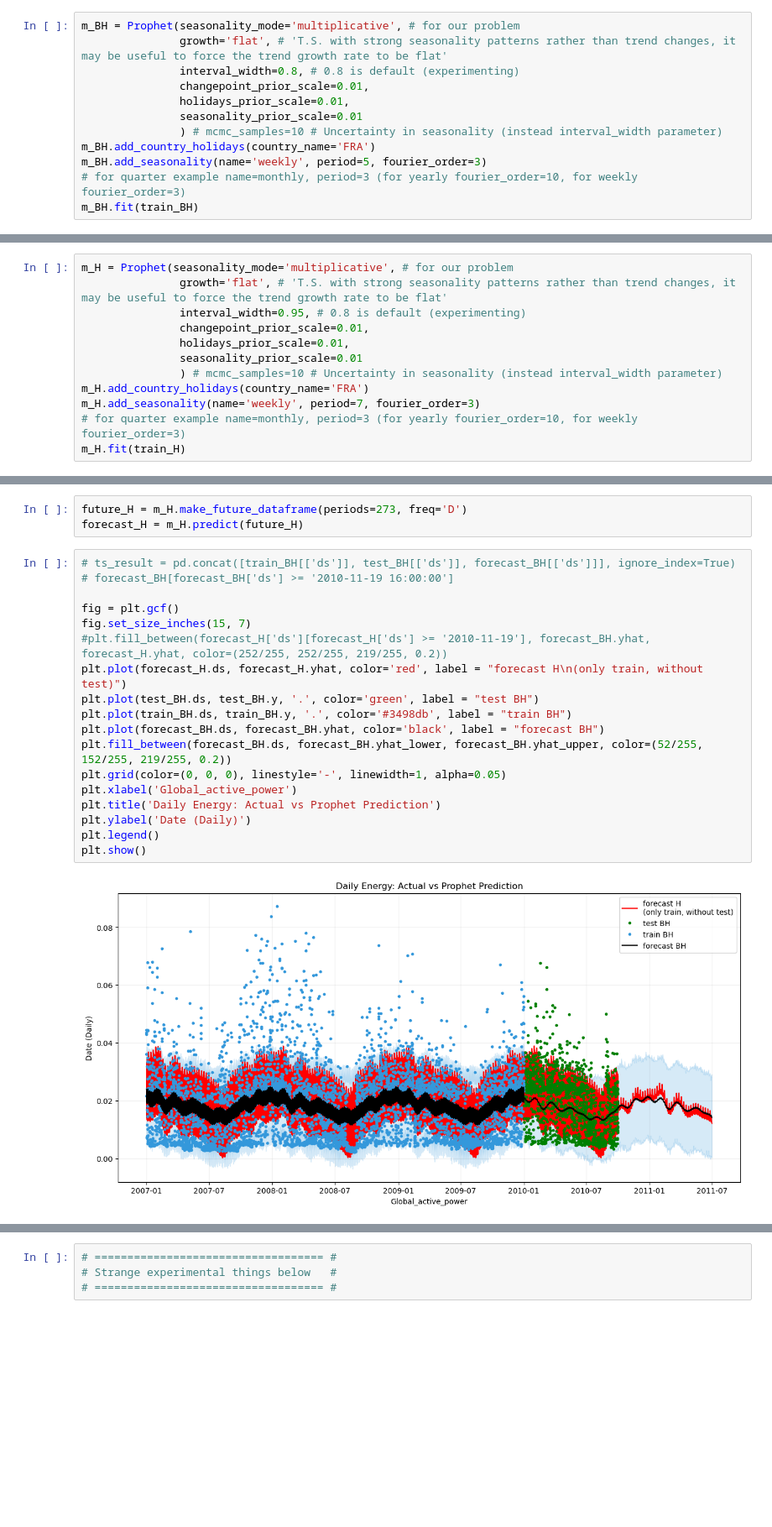
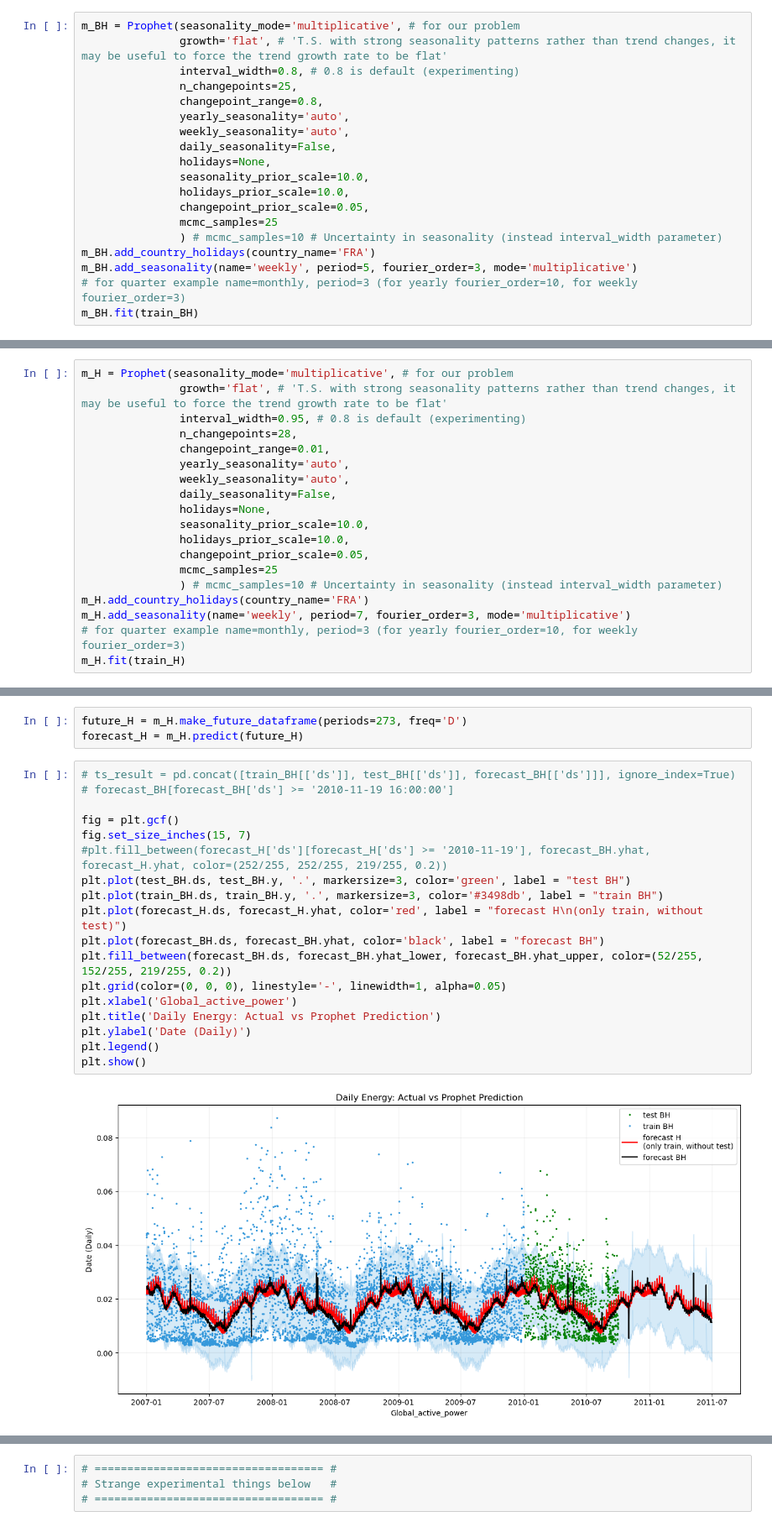
Before and after one commit to infoshareacademy/jdszr12-git_squad, a Jupyter notebook: ml_projekt/ml_project.ipynb, the cells around one changed output, grey strips where cells are left out. Shown at 84% size. Drawn from its saved outputs; the diff is of its cells as text; blank space fills up the shorter version.

Commit message:
Heper-param & plots

```diff
--- a/ml_projekt/ml_project.ipynb
+++ b/ml_projekt/ml_project.ipynb
@@ -222,12 +224,19 @@ test_BH = df_BH[(df_BH['ds'] >= '2010-01-01 00:00:00') & (df_BH['ds'] < '2010-10
 m_BH = Prophet(seasonality_mode='multiplicative', # for our problem
                growth='flat', # 'T.S. with strong seasonality patterns rather than trend changes, it may be useful to force the trend growth rate to be flat'
                interval_width=0.8, # 0.8 is default (experimenting)
-               changepoint_prior_scale=0.01,
-               holidays_prior_scale=0.01,
-               seasonality_prior_scale=0.01
+               n_changepoints=25,
+               changepoint_range=0.8,
+               yearly_seasonality='auto',
+               weekly_seasonality='auto',
+               daily_seasonality=False,
+               holidays=None,
+               seasonality_prior_scale=10.0,
+               holidays_prior_scale=10.0,
+               changepoint_prior_scale=0.05,
+               mcmc_samples=25
                ) # mcmc_samples=10 # Uncertainty in seasonality (instead interval_width parameter)
 m_BH.add_country_holidays(country_name='FRA')
-m_BH.add_seasonality(name='weekly', period=5, fourier_order=3)
+m_BH.add_seasonality(name='weekly', period=5, fourier_order=3, mode='multiplicative')
 # for quarter example name=monthly, period=3 (for yearly fourier_order=10, for weekly fourier_order=3)
 m_BH.fit(train_BH)
 # %% [output]
@@ -275,12 +324,19 @@ del train_H['index']
 m_H = Prophet(seasonality_mode='multiplicative', # for our problem
                growth='flat', # 'T.S. with strong seasonality patterns rather than trend changes, it may be useful to force the trend growth rate to be flat'
                interval_width=0.95, # 0.8 is default (experimenting)
-               changepoint_prior_scale=0.01,
-               holidays_prior_scale=0.01,
-               seasonality_prior_scale=0.01
+               n_changepoints=28,
+               changepoint_range=0.01,
+               yearly_seasonality='auto',
+               weekly_seasonality='auto',
+               daily_seasonality=False,
+               holidays=None,
+               seasonality_prior_scale=10.0,
+               holidays_prior_scale=10.0,
+               changepoint_prior_scale=0.05,
+               mcmc_samples=25
                ) # mcmc_samples=10 # Uncertainty in seasonality (instead interval_width parameter)
 m_H.add_country_holidays(country_name='FRA')
-m_H.add_seasonality(name='weekly', period=7, fourier_order=3)
+m_H.add_seasonality(name='weekly', period=7, fourier_order=3, mode='multiplicative')
 # for quarter example name=monthly, period=3 (for yearly fourier_order=10, for weekly fourier_order=3)
 m_H.fit(train_H)
 # %% [output]
@@ -293,23 +377,23 @@ forecast_H = m_H.predict(future_H)
 # %%
 # ts_result = pd.concat([train_BH[['ds']], test_BH[['ds']], forecast_BH[['ds']]], ignore_index=True)
 # forecast_BH[forecast_BH['ds'] >= '2010-11-19 16:00:00']
 
 fig = plt.gcf()
 fig.set_size_inches(15, 7)
 #plt.fill_between(forecast_H['ds'][forecast_H['ds'] >= '2010-11-19'], forecast_BH.yhat, forecast_H.yhat, color=(252/255, 252/255, 219/255, 0.2))
+plt.plot(test_BH.ds, test_BH.y, '.', markersize=3, color='green', label = "test BH")
+plt.plot(train_BH.ds, train_BH.y, '.', markersize=3, color='#3498db', label = "train BH")
 plt.plot(forecast_H.ds, forecast_H.yhat, color='red', label = "forecast H\n(only train, without test)")
-plt.plot(test_BH.ds, test_BH.y, '.', color='green', label = "test BH")
-plt.plot(train_BH.ds, train_BH.y, '.', color='#3498db', label = "train BH")
 plt.plot(forecast_BH.ds, forecast_BH.yhat, color='black', label = "forecast BH")
 plt.fill_between(forecast_BH.ds, forecast_BH.yhat_lower, forecast_BH.yhat_upper, color=(52/255, 152/255, 219/255, 0.2))
 plt.grid(color=(0, 0, 0), linestyle='-', linewidth=1, alpha=0.05)
 plt.xlabel('Global_active_power')
 plt.title('Daily Energy: Actual vs Prophet Prediction')
 plt.ylabel('Date (Daily)')
 plt.legend()
 plt.show()
 # %% [output]
-[figure, old version]
+[figure, new version]
 # %%
 # cutoffs = pd.to_datetime(['2010-02-15', '2010-08-15', '2010-02-15'])
 df_cv_BH = cross_validation(m_BH,
```
Also changed, not shown: parts of 32 cells of this notebook.
